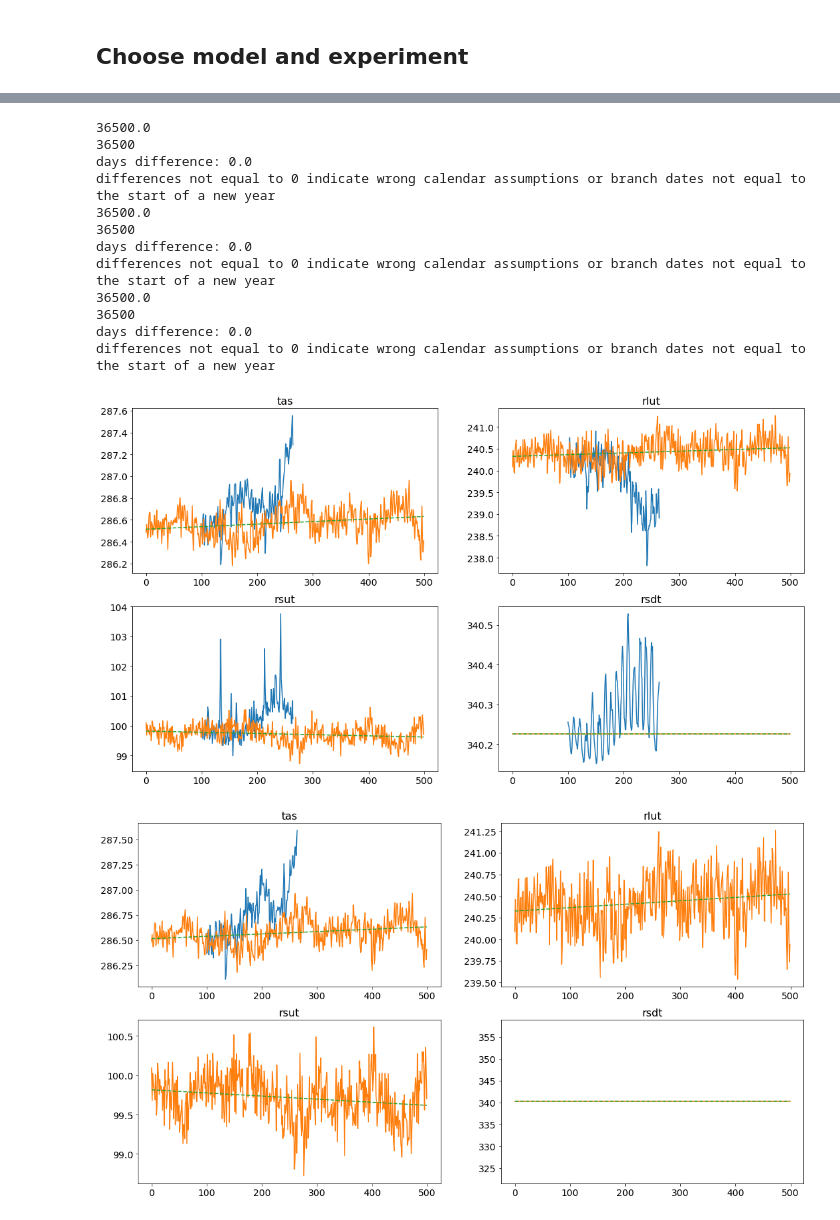
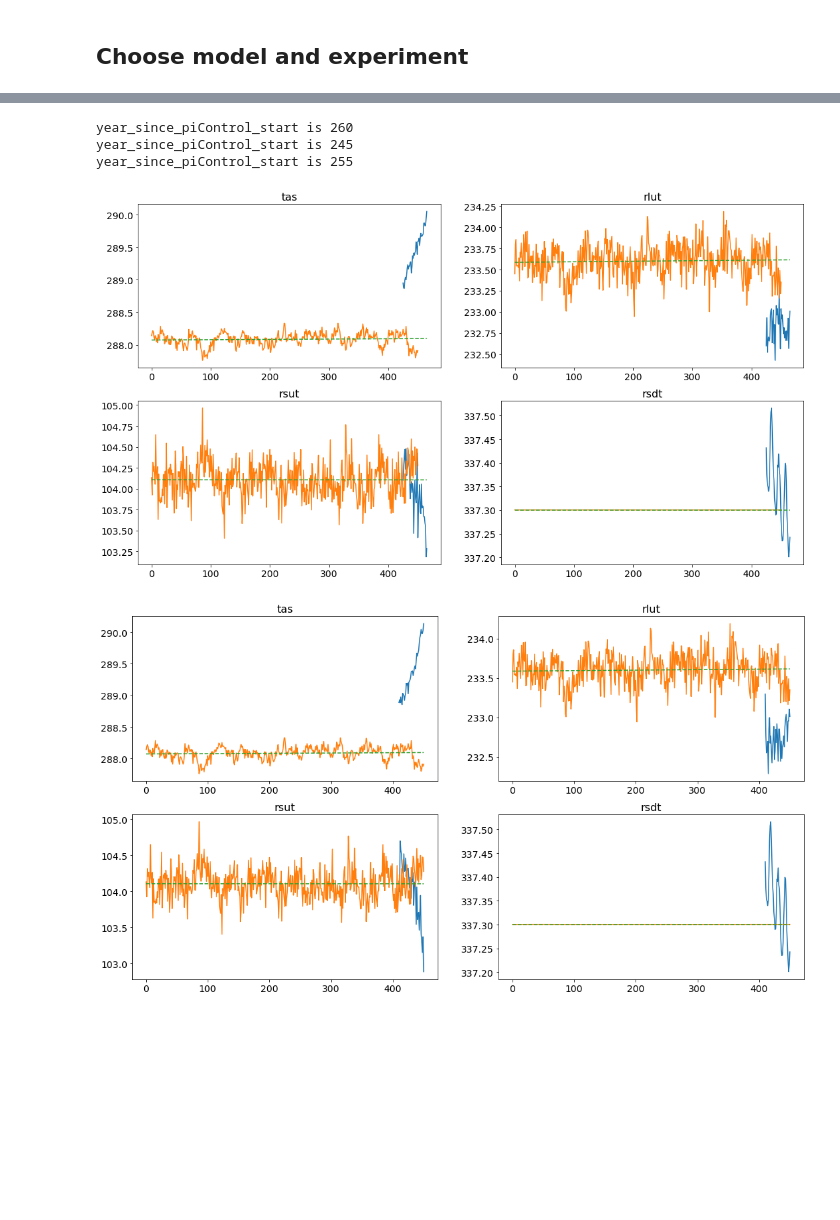
Before and after one commit to Hegebf/CMIP6-forcing, a Jupyter notebook: notebooks/Global_anomalies.ipynb, the cells around one changed output, grey strips where cells are left out. Saved outputs shown, nothing was run; the diff lists cells and outputs as text; code cells hidden in the pictures; blank space fills up the shorter version.

```diff
--- a/notebooks/Global_anomalies.ipynb
+++ b/notebooks/Global_anomalies.ipynb
@@ -80,7 +80,7 @@ def dpy(model, start_year, end_year):
 # %% [markdown]
 ## Choose model and experiment
 # %%
-model = 'GFDL-ESM4'
+model = 'BCC-ESM1'
 
 
 #exp = 'piControl'
@@ -88,10 +88,10 @@ model = 'GFDL-ESM4'
 #exp = 'abrupt-2xCO2'
 #exp = 'abrupt-0p5xCO2'
 
-exp = 'historical'
+#exp = 'historical'
 #exp = 'ssp126'
 #exp = 'ssp245'
-#exp = 'ssp370'
+exp = 'ssp370'
 #exp = 'ssp585'
 # %%
 branch_time_file = '../Processed_data/Branch_times/' + model + '_branch_times.txt'
@@ -164,7 +162,7 @@ for member in available_members:
         days_table = np.append([0],np.cumsum(dpy(model,piControl_start_year,piControl_start_year+1500)))
         # find index of element closest to branch_time_days
         year_since_piControl_start = (np.abs(days_table - branch_time_days)).argmin()
-        if model in ['BCC-CSM2-MR'] and exp in expgroup2: # model with branch time given in years instead of days
+        if model in ['BCC-CSM2-MR', 'BCC-ESM1'] and exp in expgroup2: # model with branch time given in years instead of days
             year_since_piControl_start = int(branch_time_days - piControl_start_year)
             print('year_since_piControl_start is', year_since_piControl_start)
         elif model in ['CAMS-CSM1-0']: # branch times given in years instead of days for all experiments except piControl
@@ -259,6 +257,8 @@ for member in available_members:
                 ydata = ydata[:86] # if data exists beyond year 2100, this code excludes them
                 if model == 'CAMS-CSM1-0': # stops in 2099
                     datarange = year_since_piControl_start + np.arange(165,250)
+                elif model == 'BCC-ESM1': # ssp370 has only 40 years of data
+                    datarange = year_since_piControl_start + np.arange(165,206)
 
         #if len(y) == len(x):
         #    p1 = np.polyfit(x,y,1)
@@ -275,44 +275,35 @@ for member in available_members:
             # create dataframe for storing anomalies
             exp_anomalies = pd.DataFrame(annual_anomalies.values, columns = [var])
         else:
             df_col = pd.DataFrame(annual_anomalies.values, columns = [var])
             exp_anomalies = pd.merge(exp_anomalies, df_col, left_index=True, right_index=True, how='outer')
 
         if plot_absolute_values == True: # plot abolute values and trends
             if exp in expgroup0:
                 axes[i].plot(datarange, y) # exp data
             else:
                 axes[i].plot(datarange, ydata) # exp data
             #axes[i].plot(x[:len(y)], y)
             axes[i].plot(x, y) # piControl
             axes[i].plot(np.arange(len(lintrend)), lintrend, '--') # piControl trend
             #axes[i].plot(x, lintrend[:len(x)]) # piControl trend
             axes[i].set_title(var, fontsize = 16)
             axes[i].tick_params(axis='both',labelsize=14)
         if plot_anomalies == True: # plot anomalies for visual check:
             axes2[i].plot(x, exp_anomalies[var])
             axes2[i].set_title(x, var, fontsize = 16)
             axes2[i].tick_params(axis='both',labelsize=14)
 
     if save_results == True:
         filename = model + '_' + exp + '_' + member + '_anomalies.txt'
         file = os.path.join('../Processed_data/Global_annual_anomalies/', model, exp, filename)
         if member == available_members[0]: # create directory for first member
             os.makedirs(os.path.dirname(file), exist_ok=False)
 
         exp_anomalies.to_csv(file)
 # %% [output]
-36500.0
-36500
-days difference: 0.0
-differences not equal to 0 indicate wrong calendar assumptions or branch dates not equal to the start of a new year
-36500.0
-36500
-days difference: 0.0
-differences not equal to 0 indicate wrong calendar assumptions or branch dates not equal to the start of a new year
-36500.0
-36500
-days difference: 0.0
-differences not equal to 0 indicate wrong calendar assumptions or branch dates not equal to the start of a new year
+year_since_piControl_start is 260
+year_since_piControl_start is 245
+year_since_piControl_start is 255
-[figure, old version]
+[figure, new version]
-[figure, old version]
+[figure, new version]
```
Also changed, not shown: parts of 3 cells of this notebook.
